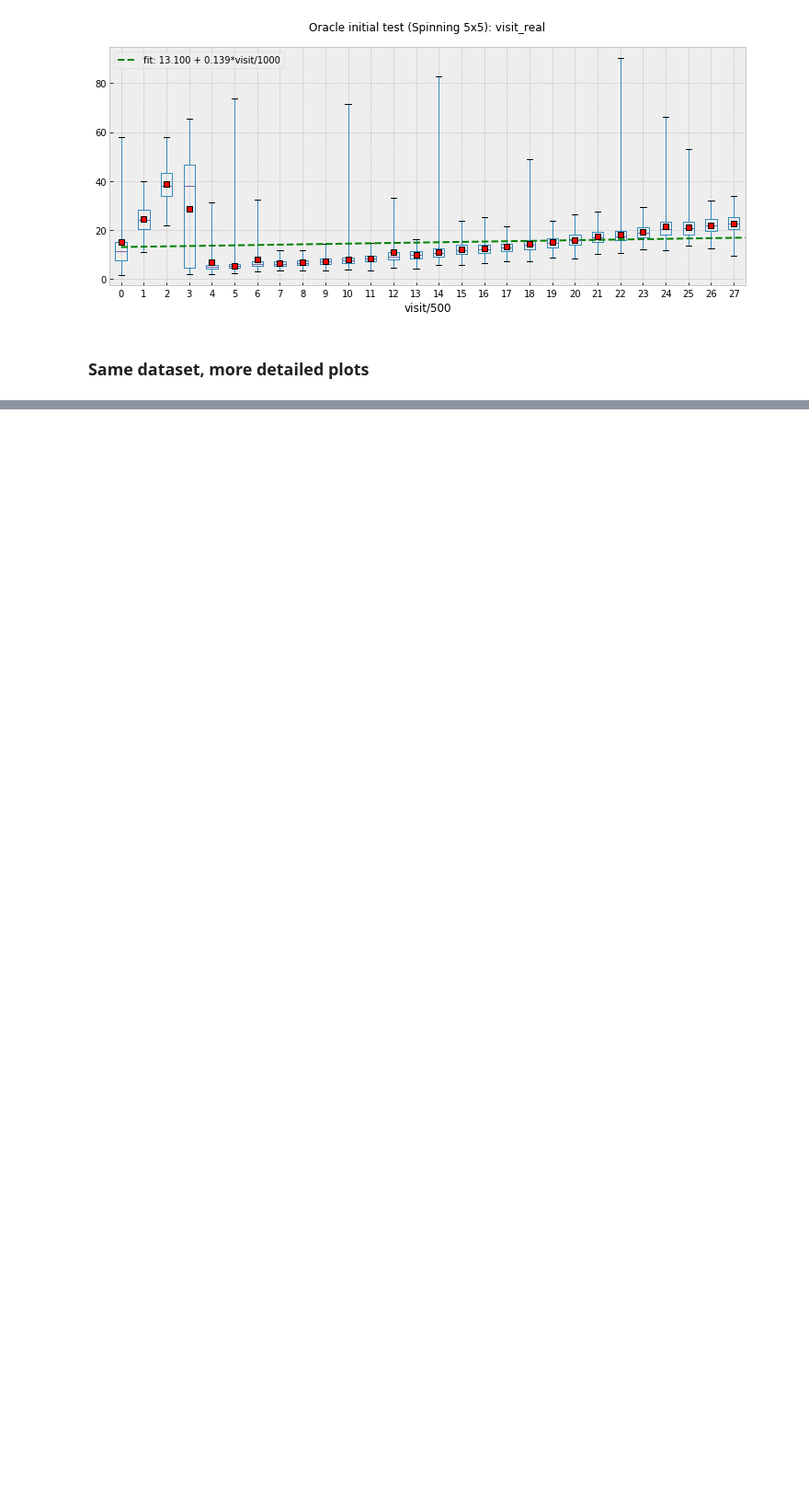
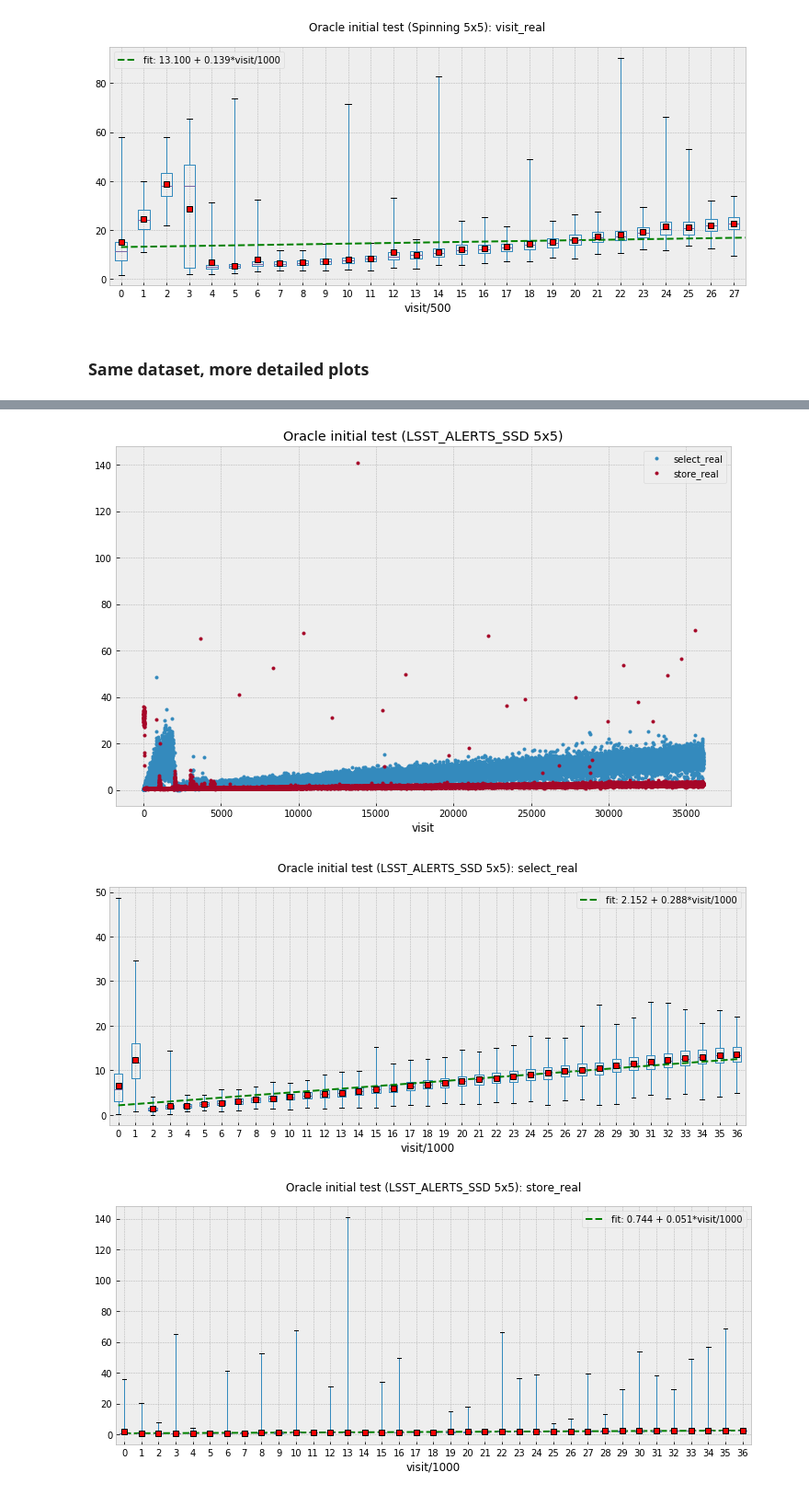
Before and after one commit to lsst-dm/l1dbproto-notebooks, a Jupyter notebook: DM-14712 Oracle initial test.ipynb, the cells around one changed output, grey strips where cells are left out. Shown at 92% size. Drawn from its saved outputs; the diff is of its cells as text; code cells hidden in the pictures; blank space fills up the shorter version.

```diff
--- a/DM-14712 Oracle initial test.ipynb
+++ b/DM-14712 Oracle initial test.ipynb
@@ -90,0 +103,7 @@ ds = plots.do_plots_all("data/dm-14712-oracle-spin-5x5.csv.gz", "Oracle initial
+# %%
+ds = plots.do_plots_all("data/dm-14712-oracle-ssd-5x5-3.csv.gz", "Oracle initial test (LSST_ALERTS_SSD 5x5)",
+                        bin=1000, filter_count=True)
+# %% [output]
+[figure, added]
+[figure, added]
+[figure, added]
```
Also changed, not shown: parts of 10 cells of this notebook, 4 other files.
